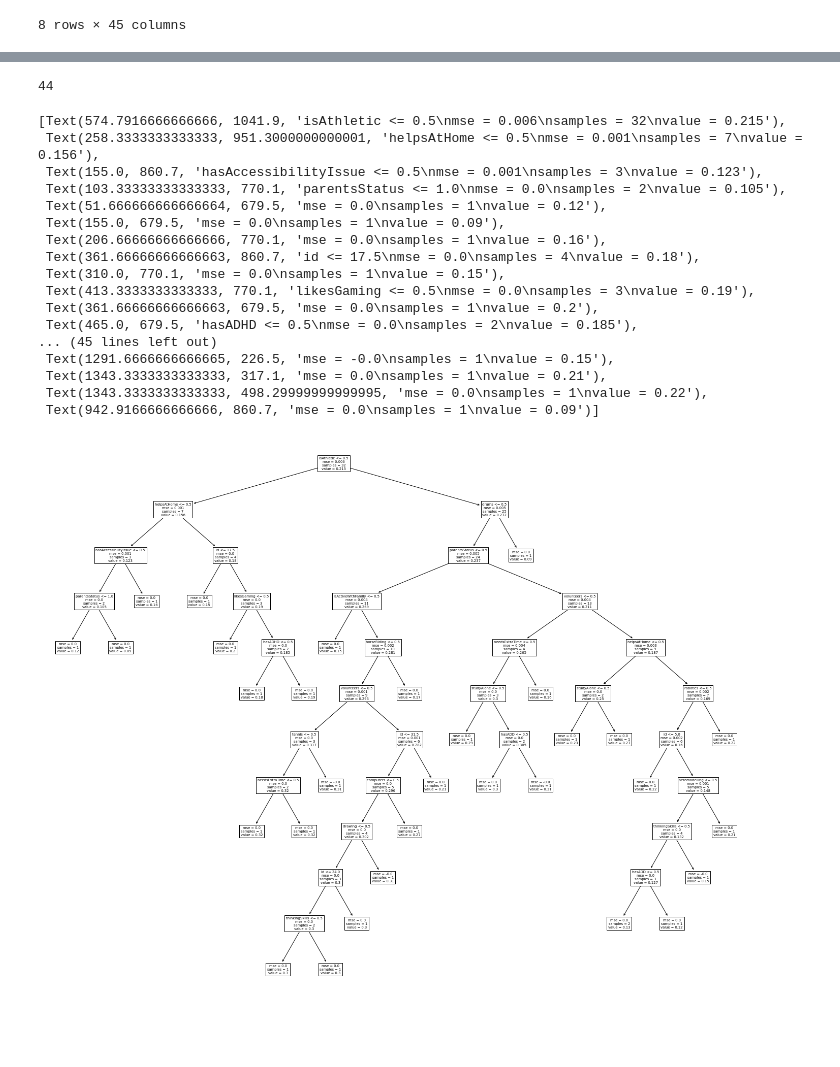
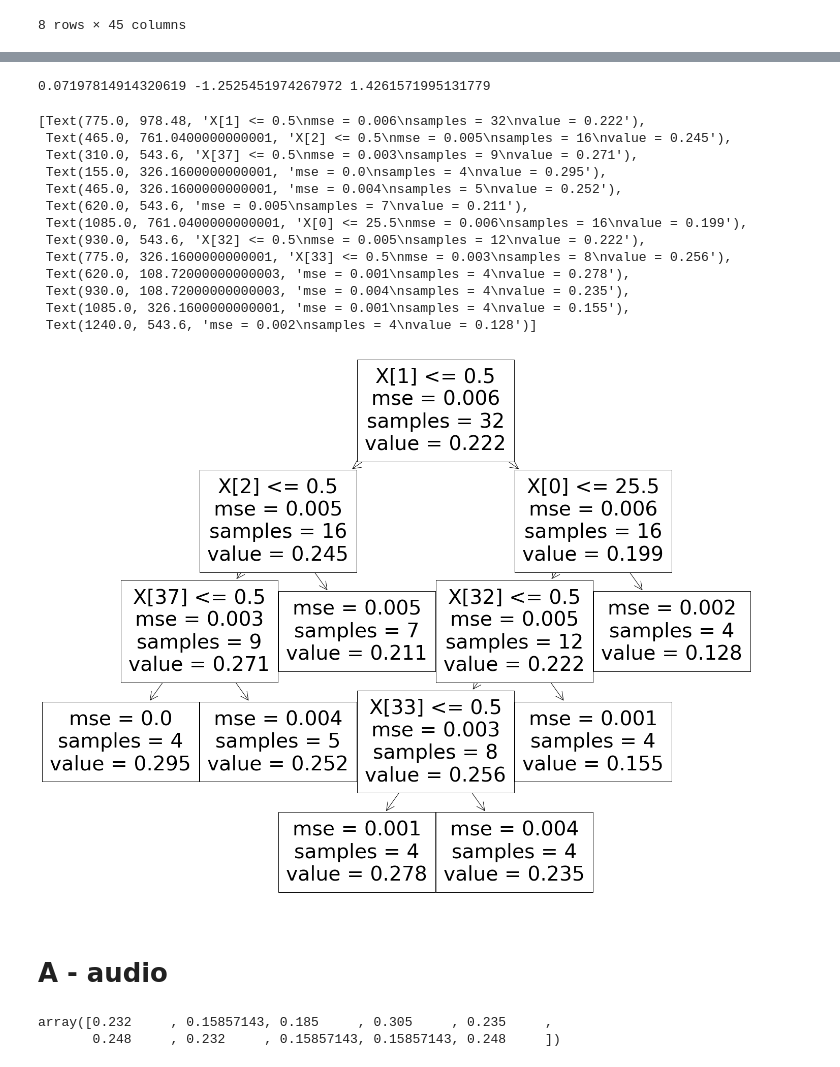
Before and after one commit to eturtz/students-profiling, a Jupyter notebook: student profiling.ipynb, the cells around one changed output, grey strips where cells are left out. Saved outputs shown, nothing was run; the diff lists cells and outputs as text; code cells hidden in the pictures; blank space fills up the shorter version.

```diff
--- a/student profiling.ipynb
+++ b/student profiling.ipynb
@@ -60,11 +64,9 @@ studentsProfiles_df.head()
 # %%
 studentsProfiles_MT_df = studentsProfiles_df.drop(['A','V'],axis =1)
-# %%
-studentsProfiles_MT_df.drop(studentsProfiles_MT_df.tail(10).index,inplace=True)
 # %%
-X = studentsProfiles_MT_df.drop('MT',axis =1)
-Y = studentsProfiles_MT_df['MT']
-X_train, X_test, Y_train, Y_test = train_test_split(X,Y,test_size = 0.2)
+MT_X = studentsProfiles_MT_df.drop('MT',axis =1)
+MT_Y = studentsProfiles_MT_df['MT']
+MT_X_train, MT_X_test, MT_Y_train, MT_Y_test = train_test_split(MT_X,MT_Y,test_size = 0.2)
 # %%
 studentsProfiles_MT_df.describe()
 # %% [output]
@@ -80,4 +82,7 @@ studentsProfiles_MT_df.describe()
 8 rows × 45 columns
 # %%
 clf = tree.DecisionTreeRegressor()
-clf = clf.fit(X_train,Y_train)
+clf.min_samples_leaf = 4
+clf.max_depth = 5
+clf.min_samples_split=6
+clf = clf.fit(MT_X_train,MT_Y_train)
@@ -83,0 +104,4 @@ clf = clf.fit(X_train,Y_train)
+# %%
+clf.min_samples_leaf = 4
+clf.max_depth = 5
+clf.min_samples_split=6
@@ -99,27 +129,30 @@ print(rmse, r2, adj_r_sq)
-# %%
-print(k)
-# %% [output]
-44
-# %%
-fig = plt.figure(figsize=(25,20))
-tree.plot_tree(clf,
-              feature_names=studentsProfiles_MT_df.columns.values.tolist())
-# %% [output]
-[Text(574.7916666666666, 1041.9, 'isAthletic <= 0.5\nmse = 0.006\nsamples = 32\nvalue = 0.215'),
- Text(258.3333333333333, 951.3000000000001, 'helpsAtHome <= 0.5\nmse = 0.001\nsamples = 7\nvalue = 0.156'),
- Text(155.0, 860.7, 'hasAccessibilityIssue <= 0.5\nmse = 0.001\nsamples = 3\nvalue = 0.123'),
- Text(103.33333333333333, 770.1, 'parentsStatus <= 1.0\nmse = 0.0\nsamples = 2\nvalue = 0.105'),
- Text(51.666666666666664, 679.5, 'mse = 0.0\nsamples = 1\nvalue = 0.12'),
- Text(155.0, 679.5, 'mse = 0.0\nsamples = 1\nvalue = 0.09'),
- Text(206.66666666666666, 770.1, 'mse = 0.0\nsamples = 1\nvalue = 0.16'),
- Text(361.66666666666663, 860.7, 'id <= 17.5\nmse = 0.0\nsamples = 4\nvalue = 0.18'),
- Text(310.0, 770.1, 'mse = 0.0\nsamples = 1\nvalue = 0.15'),
- Text(413.3333333333333, 770.1, 'likesGaming <= 0.5\nmse = 0.0\nsamples = 3\nvalue = 0.19'),
- Text(361.66666666666663, 679.5, 'mse = 0.0\nsamples = 1\nvalue = 0.2'),
- Text(465.0, 679.5, 'hasADHD <= 0.5\nmse = 0.0\nsamples = 2\nvalue = 0.185'),
-... (45 lines left out)
- Text(1291.6666666666665, 226.5, 'mse = -0.0\nsamples = 1\nvalue = 0.15'),
- Text(1343.3333333333333, 317.1, 'mse = 0.0\nsamples = 1\nvalue = 0.21'),
- Text(1343.3333333333333, 498.29999999999995, 'mse = 0.0\nsamples = 1\nvalue = 0.22'),
- Text(942.9166666666666, 860.7, 'mse = 0.0\nsamples = 1\nvalue = 0.09')]
-[figure, removed]
+# %%
+rmse = np.sqrt(mean_squared_error(MT_Y_test,MT_predictions))
+r2 = r2_score(MT_Y_test,MT_predictions)
+
+n = MT_predictions.shape[0]
+k = MT_X_train.shape[1]
+adj_r_sq = 1 - (1 - r2)*(n-1)/(n-1-k)
+print(rmse, r2, adj_r_sq)
+# %% [output]
+0.07197814914320619 -1.2525451974267972 1.4261571995131779
+# %%
+fig = plt.figure(figsize=(25,20))
+tree.plot_tree(clf)
+# %% [output]
+[Text(775.0, 978.48, 'X[1] <= 0.5\nmse = 0.006\nsamples = 32\nvalue = 0.222'),
+ Text(465.0, 761.0400000000001, 'X[2] <= 0.5\nmse = 0.005\nsamples = 16\nvalue = 0.245'),
+ Text(310.0, 543.6, 'X[37] <= 0.5\nmse = 0.003\nsamples = 9\nvalue = 0.271'),
+ Text(155.0, 326.1600000000001, 'mse = 0.0\nsamples = 4\nvalue = 0.295'),
+ Text(465.0, 326.1600000000001, 'mse = 0.004\nsamples = 5\nvalue = 0.252'),
+ Text(620.0, 543.6, 'mse = 0.005\nsamples = 7\nvalue = 0.211'),
+ Text(1085.0, 761.0400000000001, 'X[0] <= 25.5\nmse = 0.006\nsamples = 16\nvalue = 0.199'),
+ Text(930.0, 543.6, 'X[32] <= 0.5\nmse = 0.005\nsamples = 12\nvalue = 0.222'),
+ Text(775.0, 326.1600000000001, 'X[33] <= 0.5\nmse = 0.003\nsamples = 8\nvalue = 0.256'),
+ Text(620.0, 108.72000000000003, 'mse = 0.001\nsamples = 4\nvalue = 0.278'),
+ Text(930.0, 108.72000000000003, 'mse = 0.004\nsamples = 4\nvalue = 0.235'),
+ Text(1085.0, 326.1600000000001, 'mse = 0.001\nsamples = 4\nvalue = 0.155'),
+ Text(1240.0, 543.6, 'mse = 0.002\nsamples = 4\nvalue = 0.128')]
+[figure, added]
+# %% [markdown]
+# A - audio
@@ -125,0 +167,6 @@ tree.plot_tree(clf,
+# %%
+A_predictions = clf.predict(A_X_test)
+A_predictions
+# %% [output]
+array([0.232     , 0.15857143, 0.185     , 0.305     , 0.235     ,
+       0.248     , 0.232     , 0.15857143, 0.15857143, 0.248     ])
```
Also changed, not shown: parts of 24 cells of this notebook.
